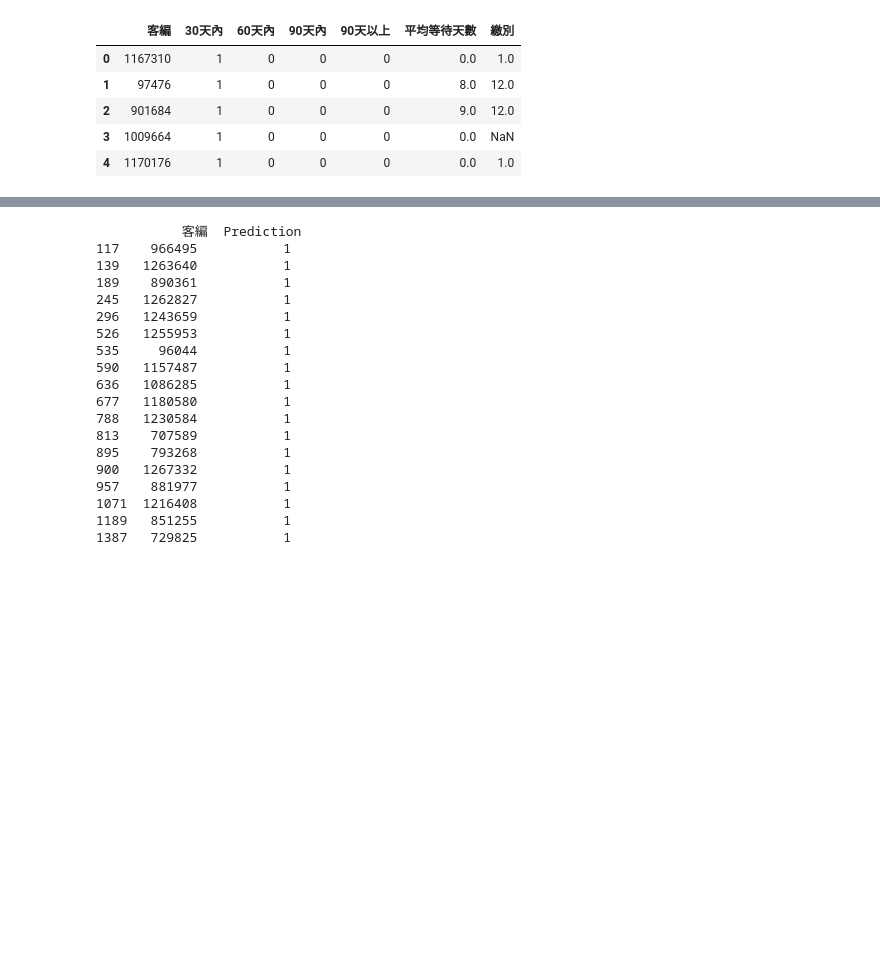
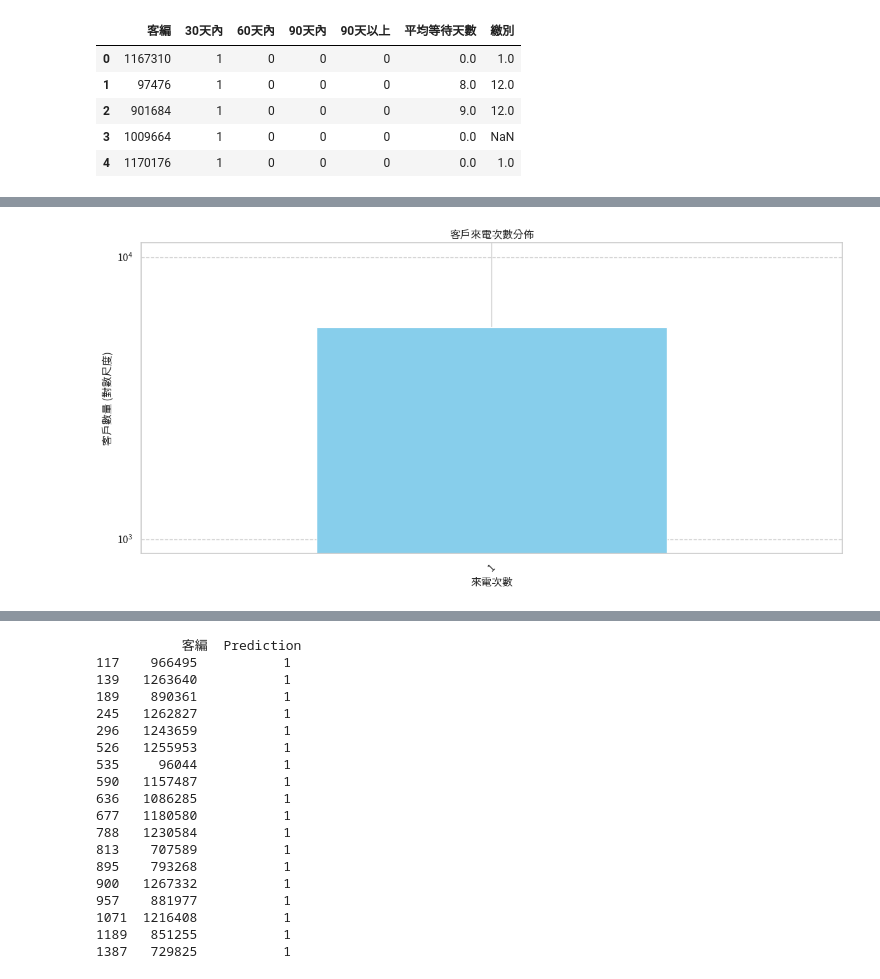
Before and after one commit to Kevinlo937/cord-cutting-predicated, a Jupyter notebook: topMSO_predict.ipynb, the cells around one changed output, grey strips where cells are left out. Cells and saved outputs as stored; diff of their text form; code cells hidden in the pictures; blank space fills up the shorter version.

```diff
--- a/topMSO_predict.ipynb
+++ b/topMSO_predict.ipynb
@@ -321,0 +718,6 @@ X_test.head()
+# %%
+ds_csr=pd.read_csv('csr_2025q1.csv', sep='^',encoding='big5')
+# %%
+# 將 ds_csr 中的欄位名稱 'CUST_RECE_NO' 改為 'CUST_NO'
+ds_csr.rename(columns={'CUST_RECE_NO': 'CUST_NO'}, inplace=True)
+ds_csr.head()
@@ -321,0 +854,89 @@ X_test.head()
+# %%
+# 步驟 3：客戶來電次數統計與分析
+
+# 初始化將在此步驟中創建的 DataFrame
+df = ds_csr.copy()  # 假設 ds_csr 是包含客戶資料的 DataFrame
+call_counts = None
+df_with_counts = None
+
+if 'df' in locals() and df is not None and not df.empty:
+    if 'CUST_NO' in df.columns:
+        print("開始計算客戶來電次數...")
+
+        # 1. 計算來電次數
+        call_counts_series = df['CUST_NO'].value_counts()
+
+        # 2. 建立來電次數資料框
+        call_counts = call_counts_series.reset_index()
+        call_counts.columns = ['CUST_NO', 'CALL_COUNT']
+
+        print("--- 客戶來電次數 (call_counts) (前 5 筆) ---")
+        try:
+            display(call_counts.head())
+        except NameError:
+            print(call_counts.head().to_string())
+
+        # 3. 合併回主資料框
+        # 先複製一份 df，避免直接修改原始 df (如果後續還需要原始 df 的話)
+        df_with_counts = df.copy()
+        df_with_counts = pd.merge(df_with_counts, call_counts, on='CUST_NO', how='left')
+
+        print("--- 資料框已加入來電次數 (df_with_counts) (前 5 筆) ---")
+        try:
+            # 顯示包含 CUST_NO 和 CALL_COUNT 的欄位，以及原始資料中的一些欄位以便核對
+            display_cols = ['CUST_NO', 'CALL_COUNT'] + [col for col in df.columns if col not in ['CUST_NO', 'CALL_COUNT']][:2]
+            display(df_with_counts[display_cols].head())
+        except NameError:
+            print(df_with_counts[display_cols].head().to_string())
+        except KeyError as e:
+            print(f"顯示 df_with_counts 時發生欄位錯誤: {e}. 可能原始 df 欄位不足。顯示 CUST_NO 和 CALL_COUNT:")
+            try:
+                display(df_with_counts[['CUST_NO', 'CALL_COUNT']].head())
+            except NameError:
+                print(df_with_counts[['CUST_NO', 'CALL_COUNT']].head().to_string())
+
+        # 4. 顯示 CALL_COUNT 欄位的描述性統計
+        print("--- 來電次數 (CALL_COUNT) 描述性統計 ---")
+        try:
+            display(df_with_counts['CALL_COUNT'].describe())
+        except NameError:
+            print(df_with_counts['CALL_COUNT'].describe().to_string())
+
+        # 5. 視覺化來電次數分佈
+        print("--- 視覺化客戶來電次數分佈 ---")
+        plt.figure(figsize=(12, 6))
+
+        # 為了更清晰的視覺化，如果來電次數種類過多，可以考慮對高次數進行分組或限制顯示範圍
+        # 例如，只顯示來電次數 <= 10 的分佈
+        # plot_data = df_with_counts['CALL_COUNT'][df_with_counts['CALL_COUNT'] <= 10]
+        # sns.histplot(plot_data, discrete=True, shrink=0.8) # discrete for integer counts
+
+        # 或者，使用 value_counts 繪製長條圖，更適合離散的計數
+        call_count_distribution = df_with_counts['CALL_COUNT'].value_counts().sort_index()
+        # 如果種類太多，只取前 N 個或一定範圍內的
+        if len(call_count_distribution) > 20: # Example threshold
+            call_count_distribution_plot = call_count_distribution[call_count_distribution.index <= 10] # Show up to 10 calls
+            if call_count_distribution[call_count_distribution.index > 10].sum() > 0:
+                 call_count_distribution_plot['>10'] = call_count_distribution[call_count_distribution.index > 10].sum()
+        else:
+            call_count_distribution_plot = call_count_distribution
+
+        call_count_distribution_plot.plot(kind='bar', color='skyblue')
+        plt.title('客戶來電次數分佈')
+        plt.xlabel('來電次數')
+        plt.ylabel('客戶數量 (對數尺度)' if call_count_distribution_plot.max() > 1000 else '客戶數量')
+        plt.xticks(rotation=45)
+        if call_count_distribution_plot.max() > 1000: # Apply log scale if counts are very high
+            plt.yscale('log')
+        plt.grid(axis='y', linestyle='--')
+        plt.tight_layout()
+        plt.savefig(os.path.join(output_main_dir, 'call_count_distribution.png')) # output_main_dir from Step 1
+        plt.show()
+
+        print("客戶來電次數分析完成。")
+
+    else:
+        print("錯誤: DataFrame 'df' 中缺少 'CUST_NO' 欄位，無法計算來電次數。")
+else:
+    print("錯誤: DataFrame 'df' 未定義、為空或在先前步驟中載入失敗。請先執行資料載入步驟。")
+# %% [output]
@@ -321,0 +969 @@ X_test.head()
+[figure, added]
```
Also changed, not shown: parts of 54 cells of this notebook, 12 other files.
